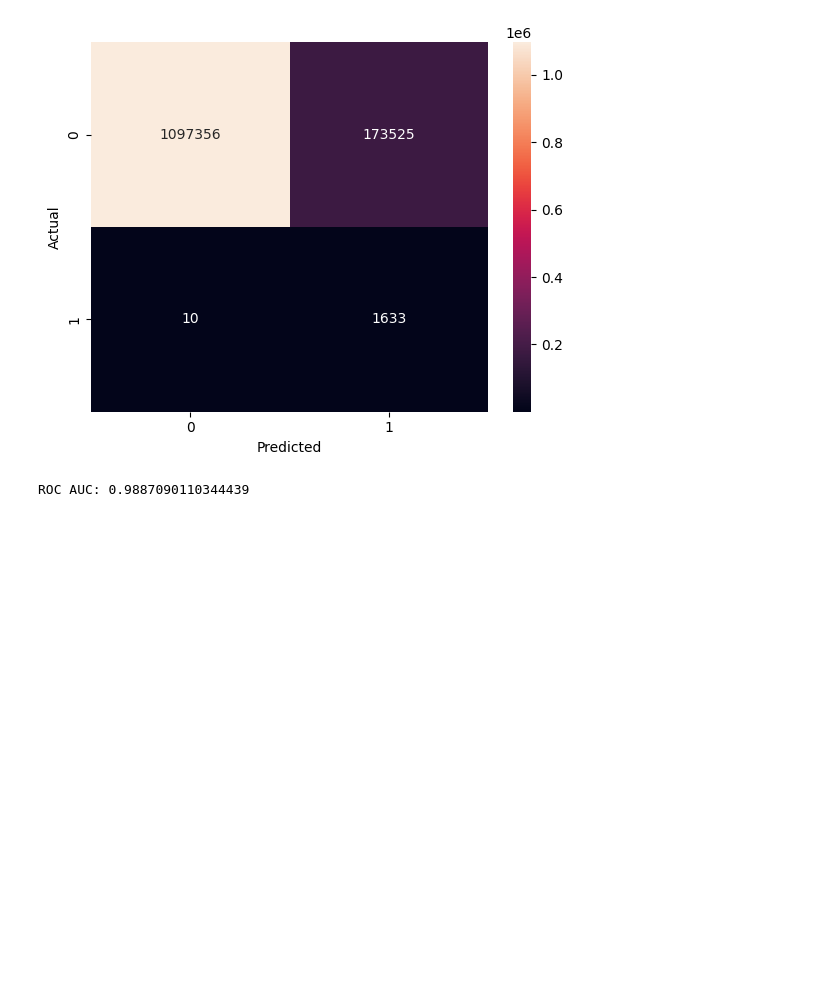
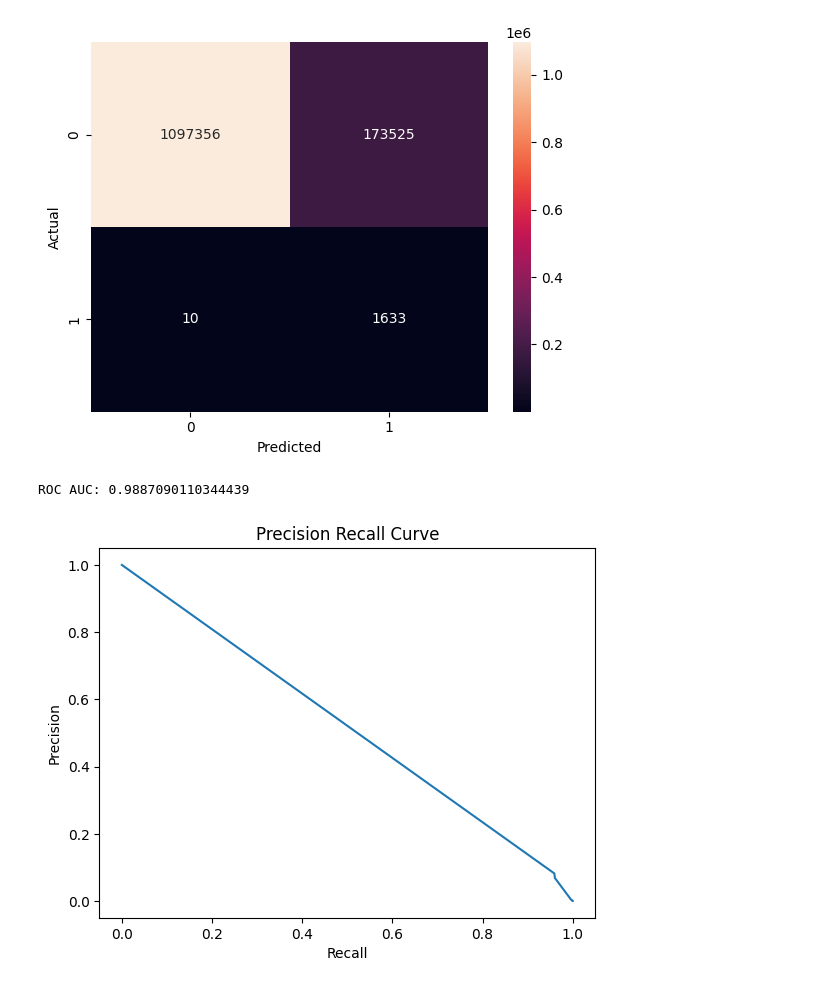
Before and after one commit to ismail-sha/predicting-fraudulent-transactions, a Jupyter notebook: fraud_detection.ipynb, the cells around one changed output. Drawn from its saved outputs; the diff is of its cells as text; code cells hidden in the pictures; blank space fills up the shorter version.

Commit message:
Precision Recall Curve

```diff
--- a/fraud_detection.ipynb
+++ b/fraud_detection.ipynb
@@ -187,3 +187,13 @@ roc_auc = roc_auc_score(y_val, y_prob)
 print("ROC AUC:", roc_auc)
 # %% [output]
 ROC AUC: 0.9887090110344439
+# %%
+precision, recall, thresholds = precision_recall_curve(y_val, y_prob)
+
+plt.plot(recall, precision)
+plt.xlabel("Recall")
+plt.ylabel("Precision")
+plt.title("Precision Recall Curve")
+plt.show()
+# %% [output]
+[figure, added]
```
